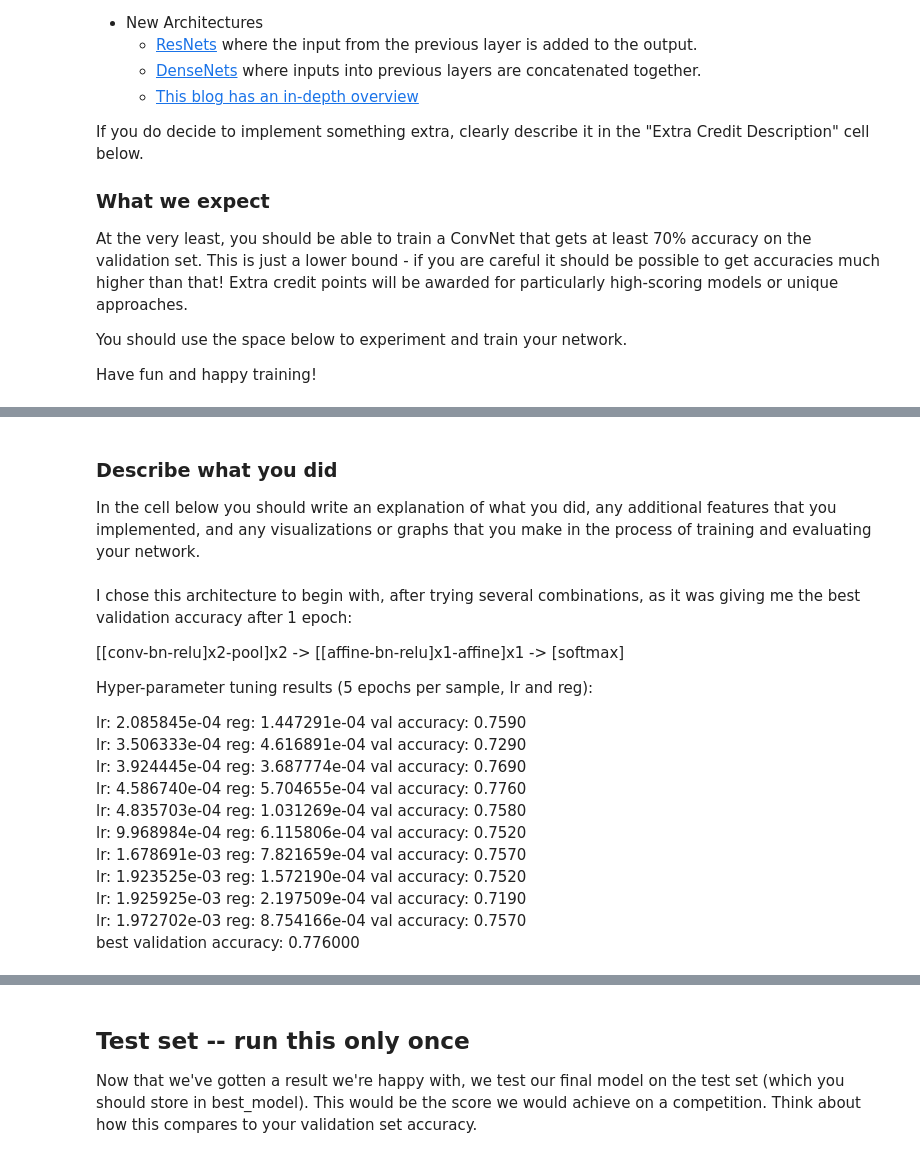
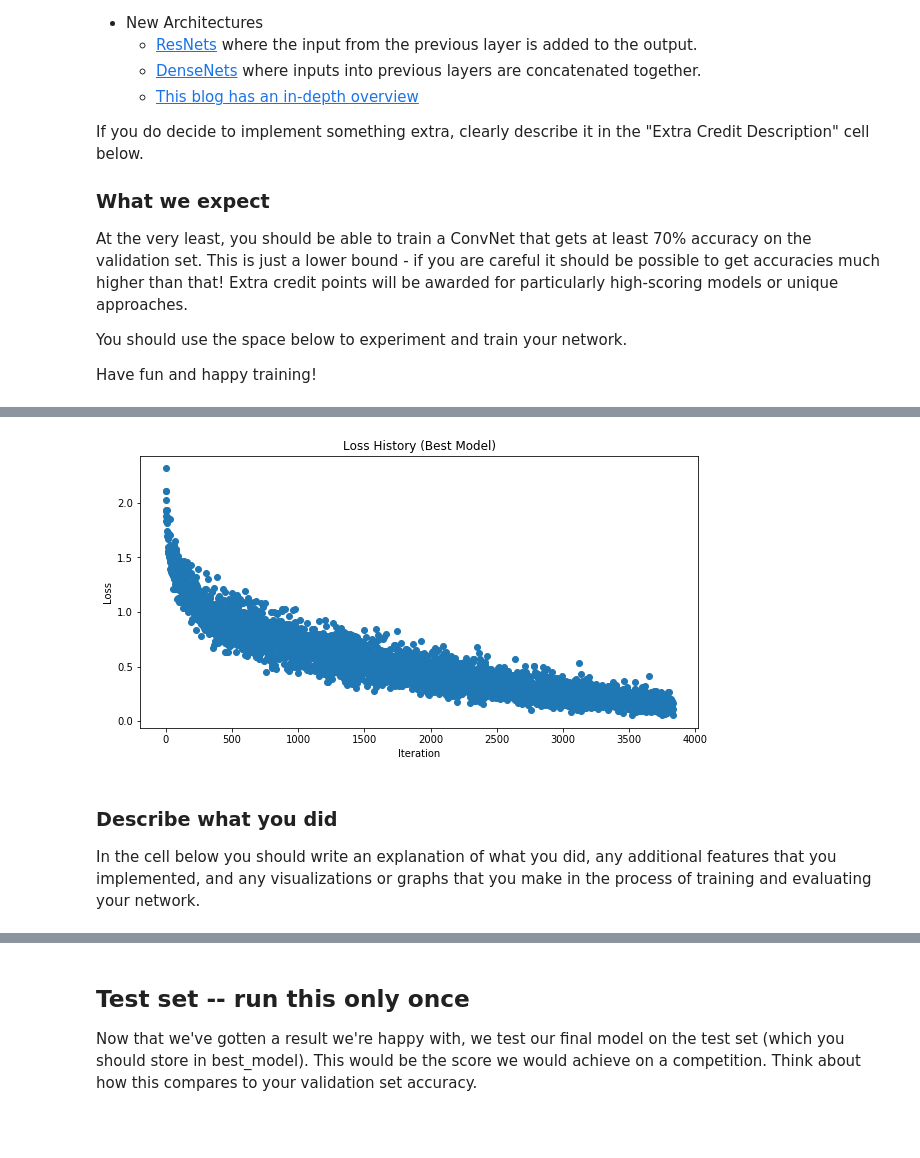
Before and after one commit to sjain-stanford/CS231N, a Jupyter notebook: assignment2/PyTorch.ipynb, the cells around one changed output, grey strips where cells are left out. Drawn from its saved outputs; the diff is of its cells as text; code cells hidden in the pictures; blank space fills up the shorter version.

```diff
--- a/assignment2/PyTorch.ipynb
+++ b/assignment2/PyTorch.ipynb
@@ -280,6 +280,7 @@ t = 700, loss = 1.2322
 Now you've seen how the training process works in PyTorch. To save you writing boilerplate code, we're providing the following helper functions to help you train for multiple epochs and check the accuracy of your model:
 # %%
 def train(model, loss_fn, optimizer, num_epochs = 1):
+    loss_history = []
     for epoch in range(num_epochs):
         print('Starting epoch %d / %d' % (epoch + 1, num_epochs))
         model.train()
@@ -290,6 +291,7 @@ def train(model, loss_fn, optimizer, num_epochs = 1):
             scores = model(x_var)
 
             loss = loss_fn(scores, y_var)
+            loss_history.append(loss.data[0])
 
             if (t + 1) % print_every == 0:
                 print('t = %d, loss = %.4f' % (t + 1, loss.data[0]))
@@ -297,6 +299,7 @@ def train(model, loss_fn, optimizer, num_epochs = 1):
             optimizer.zero_grad()
             loss.backward()
             optimizer.step()
+    return loss_history
 
 def check_accuracy(model, loader):
     if loader.dataset.train:
@@ -442,15 +445,16 @@ Got 724 / 1000 correct (72.40)
 results = {}
 best_val = -1
 best_model = None
+best_loss_history = []
 
-learning_rate = 10 ** np.random.uniform(-3.7, -2.7, 100)
-#learning_rate = [4.586740e-04]
+#learning_rate = 10 ** np.random.uniform(-3.7, -2.7, 100)
+learning_rate = [4.023099e-04]
 
-reg_strength = 10 ** np.random.uniform(-4, -3, 100)
-#reg_strength = [5.704655e-04]
+#reg_strength = 10 ** np.random.uniform(-4, -3, 100)
+reg_strength = [1.260220e-04]
 
 #samples = 10
-samples = 2
+samples = 1
 
 model = copy.deepcopy(model_base).type(gpu_dtype)
 loss_fn = nn.CrossEntropyLoss().type(gpu_dtype)
@@ -462,7 +466,7 @@ for i in range(samples):
     optimizer = optim.Adam(model.parameters(), lr=lr, betas=(0.9, 0.999), weight_decay=reg)
 
     print_every = 200
-    train(model, loss_fn, optimizer, num_epochs=5)
+    loss_history = train(model, loss_fn, optimizer, num_epochs=5)
     val_acc = check_accuracy(model, loader_val)
 
     results[(lr, reg)] = val_acc
@@ -470,6 +474,7 @@ for i in range(samples):
     if val_acc > best_val:
         best_val = val_acc
         best_model = copy.deepcopy(model)
+        best_loss_history = loss_history
 
 for lr, reg in sorted(results):
     val_acc = results[(lr, reg)]
@@ -497,23 +502,19 @@ best validation accuracy: 0.712000
+# %%
+import matplotlib.pyplot as plt
+%matplotlib inline
+plt.rcParams['figure.figsize'] = (10.0, 8.0) # set default size of plots
+plt.rcParams['image.interpolation'] = 'nearest'
+plt.rcParams['image.cmap'] = 'gray'
+
+plt.plot(best_loss_history, 'o')
+plt.title('Loss History (Best Model)')
+plt.xlabel('Iteration')
+plt.ylabel('Loss')
+plt.gcf().set_size_inches(10, 5)
+plt.show()
+# %% [output]
+[figure, added]
 # %% [markdown]
 ### Describe what you did
 
 In the cell below you should write an explanation of what you did, any additional features that you implemented, and any visualizations or graphs that you make in the process of training and evaluating your network.
-# %% [markdown]
-I chose this architecture to begin with, after trying several combinations, as it was giving me the best validation accuracy after 1 epoch:
-
-[[conv-bn-relu]x2-pool]x2 -> [[affine-bn-relu]x1-affine]x1 -> [softmax]
-
-
-Hyper-parameter tuning results (5 epochs per sample, lr and reg):
-
-lr: 2.085845e-04 reg: 1.447291e-04 val accuracy: 0.7590 <br>
-lr: 3.506333e-04 reg: 4.616891e-04 val accuracy: 0.7290 <br>
-lr: 3.924445e-04 reg: 3.687774e-04 val accuracy: 0.7690 <br>
-lr: 4.586740e-04 reg: 5.704655e-04 val accuracy: 0.7760 <br>
-lr: 4.835703e-04 reg: 1.031269e-04 val accuracy: 0.7580 <br>
-lr: 9.968984e-04 reg: 6.115806e-04 val accuracy: 0.7520 <br>
-lr: 1.678691e-03 reg: 7.821659e-04 val accuracy: 0.7570 <br>
-lr: 1.923525e-03 reg: 1.572190e-04 val accuracy: 0.7520 <br>
-lr: 1.925925e-03 reg: 2.197509e-04 val accuracy: 0.7190 <br>
-lr: 1.972702e-03 reg: 8.754166e-04 val accuracy: 0.7570 <br>
-best validation accuracy: 0.776000 <br>
```
Also changed, not shown: parts of 8 cells of this notebook, 2 other files.
